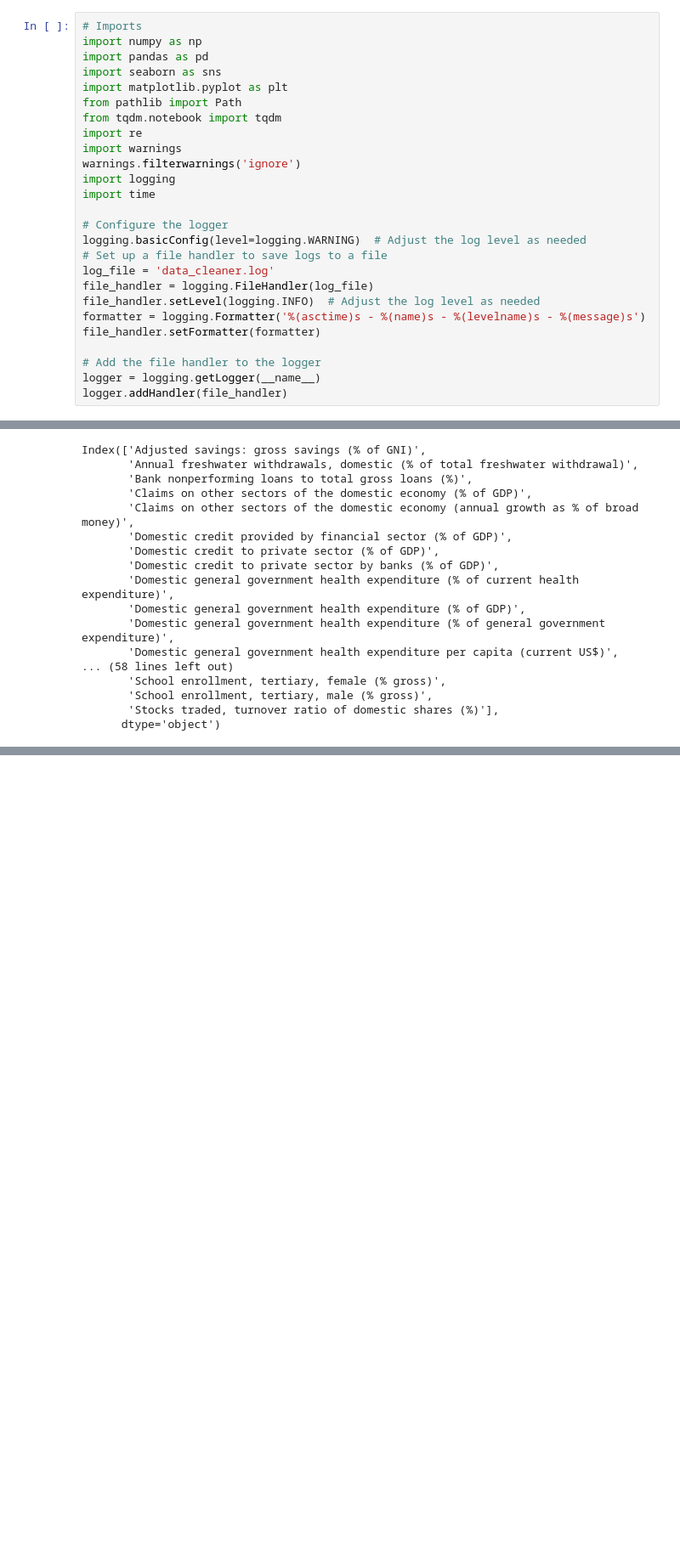
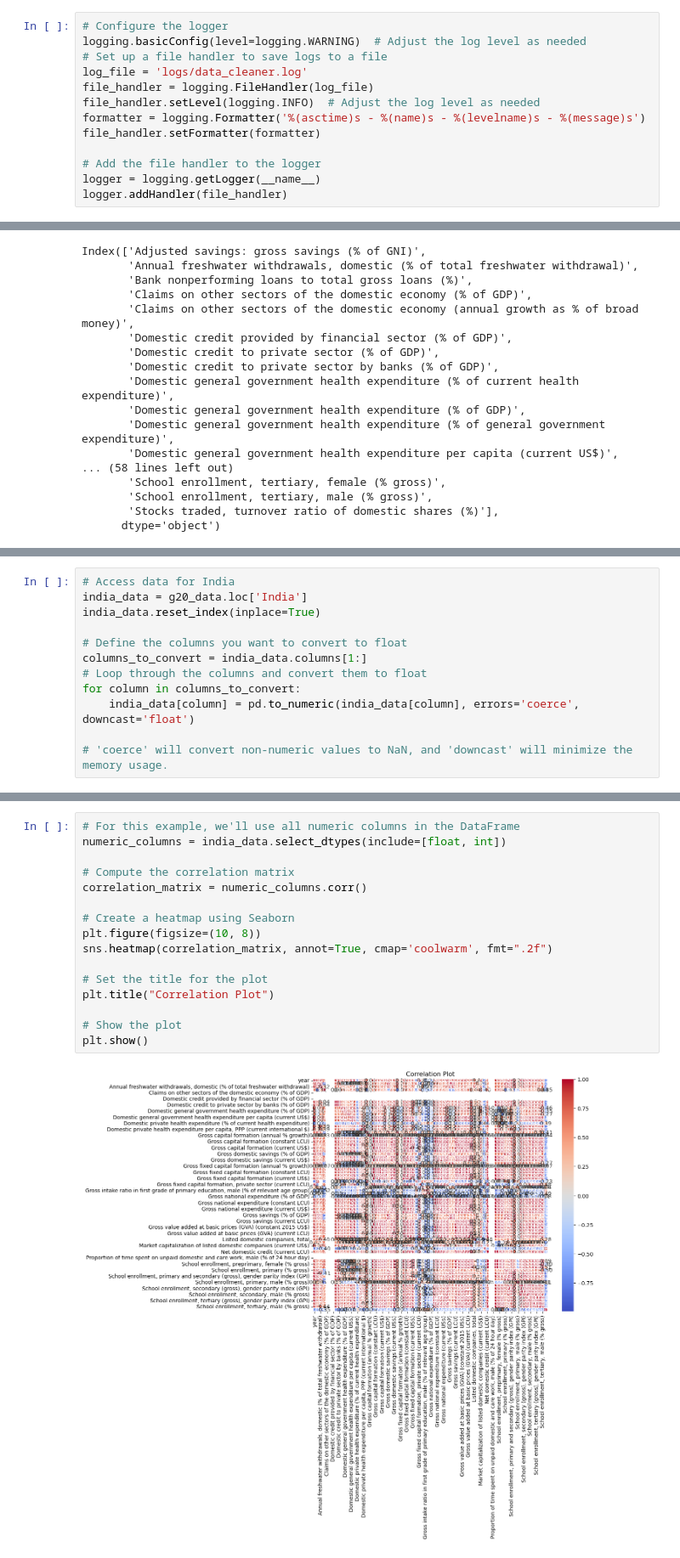
Before and after one commit to abhimanyus1997/economic-analysis, a Jupyter notebook: g20_analysis.ipynb, the cells around one changed output, grey strips where cells are left out. Shown at 85% size. Cells and saved outputs as stored; diff of their text form; blank space fills up the shorter version.

Commit message:
Updated Plots

```diff
--- a/g20_analysis.ipynb
+++ b/g20_analysis.ipynb
@@ -3,21 +20,8 @@
 # %%
-# Imports
-import numpy as np
-import pandas as pd
-import seaborn as sns
-import matplotlib.pyplot as plt
-from pathlib import Path
-from tqdm.notebook import tqdm
-import re
-import warnings
-warnings.filterwarnings('ignore')
-import logging
-import time
-
 # Configure the logger
 logging.basicConfig(level=logging.WARNING)  # Adjust the log level as needed
 # Set up a file handler to save logs to a file
-log_file = 'data_cleaner.log'
+log_file = 'logs/data_cleaner.log'
 file_handler = logging.FileHandler(log_file)
 file_handler.setLevel(logging.INFO)  # Adjust the log level as needed
 formatter = logging.Formatter('%(asctime)s - %(name)s - %(levelname)s - %(message)s')
@@ -309,0 +344,12 @@ Name: (Argentina, 1973), Length: 75, dtype: object
+# %%
+# Access data for India
+india_data = g20_data.loc['India']
+india_data.reset_index(inplace=True)
+
+# Define the columns you want to convert to float
+columns_to_convert = india_data.columns[1:]
+# Loop through the columns and convert them to float
+for column in columns_to_convert:
+    india_data[column] = pd.to_numeric(india_data[column], errors='coerce', downcast='float')
+
+# 'coerce' will convert non-numeric values to NaN, and 'downcast' will minimize the memory usage.
@@ -309,0 +419,18 @@ Name: (Argentina, 1973), Length: 75, dtype: object
+# %%
+# For this example, we'll use all numeric columns in the DataFrame
+numeric_columns = india_data.select_dtypes(include=[float, int])
+
+# Compute the correlation matrix
+correlation_matrix = numeric_columns.corr()
+
+# Create a heatmap using Seaborn
+plt.figure(figsize=(10, 8))
+sns.heatmap(correlation_matrix, annot=True, cmap='coolwarm', fmt=".2f")
+
+# Set the title for the plot
+plt.title("Correlation Plot")
+
+# Show the plot
+plt.show()
+# %% [output]
+[figure, added]
```
Also changed, not shown: parts of 21 cells of this notebook, 1 other file.
